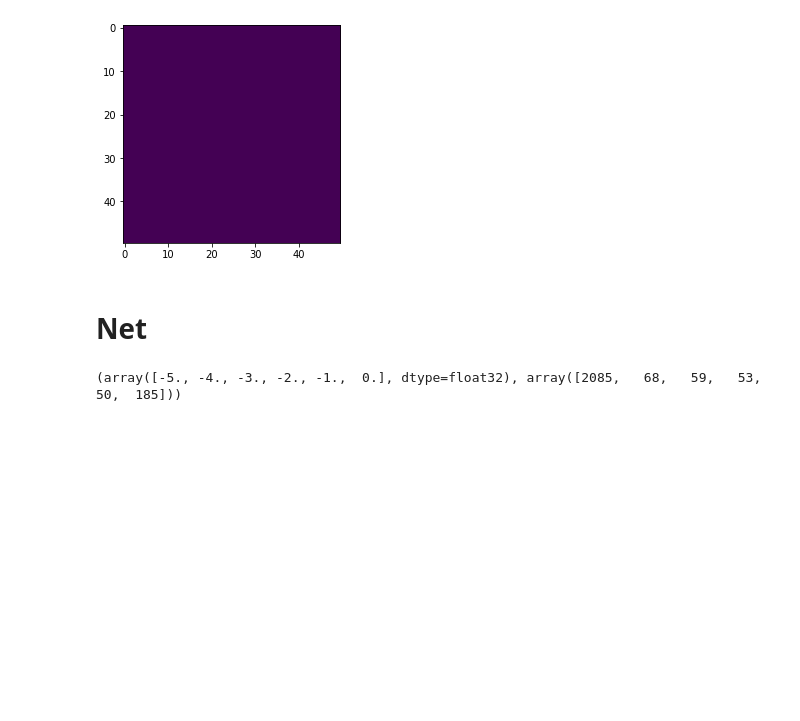
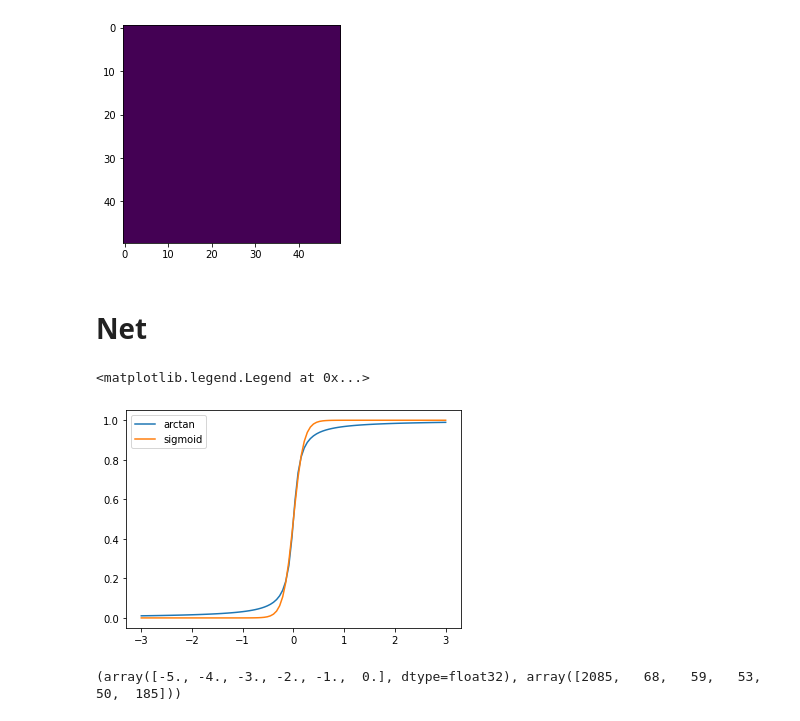
Before and after one commit to TheodoreAouad/3d_segm, a Jupyter notebook: Notebooks/DeepMorpho.ipynb, the cells around one changed output. Saved outputs shown, nothing was run; the diff lists cells and outputs as text; code cells hidden in the pictures; blank space fills up the shorter version.

Commit message:
add arctan threshold

```diff
--- a/Notebooks/DeepMorpho.ipynb
+++ b/Notebooks/DeepMorpho.ipynb
@@ -231,7 +231,18 @@ plt.imshow(drc)
 # Net
 # %%
 reload_modules()
-mpc = dill.DilationLayer(in_channels=1, out_channels=1, kernel_size=(5, 5))
+mpc_arctan = dill.DilationLayer(
+    in_channels=1, out_channels=1, kernel_size=(5, 5), activation_threshold_mode='arctan')
+mpc_sigmoid = dill.DilationLayer(
+    in_channels=1, out_channels=1, kernel_size=(5, 5), activation_threshold_mode='sigmoid')
+# %%
+x = torch.tensor(np.linspace(-3, 3, 100))
+plt.plot(x.detach(), mpc_arctan.activation_threshold_fn(x).detach(), label='arctan')
+plt.plot(x.detach(), mpc_sigmoid.activation_threshold_fn(x).detach(), label='sigmoid')
+plt.legend()
+# %% [output]
+<matplotlib.legend.Legend at 0x...>
+[figure, added]
 # %%
 wghts = 100 * (torch.tensor([
     [1, 0, 0, 0, 0],
```
Also changed, not shown: 8 other files.
